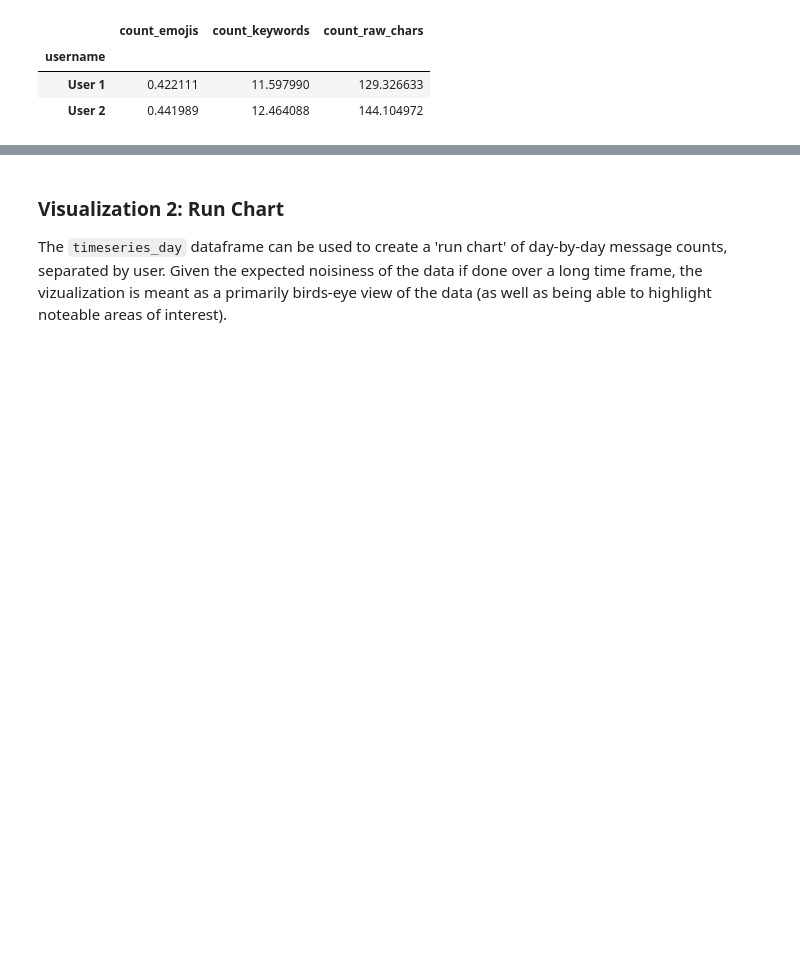
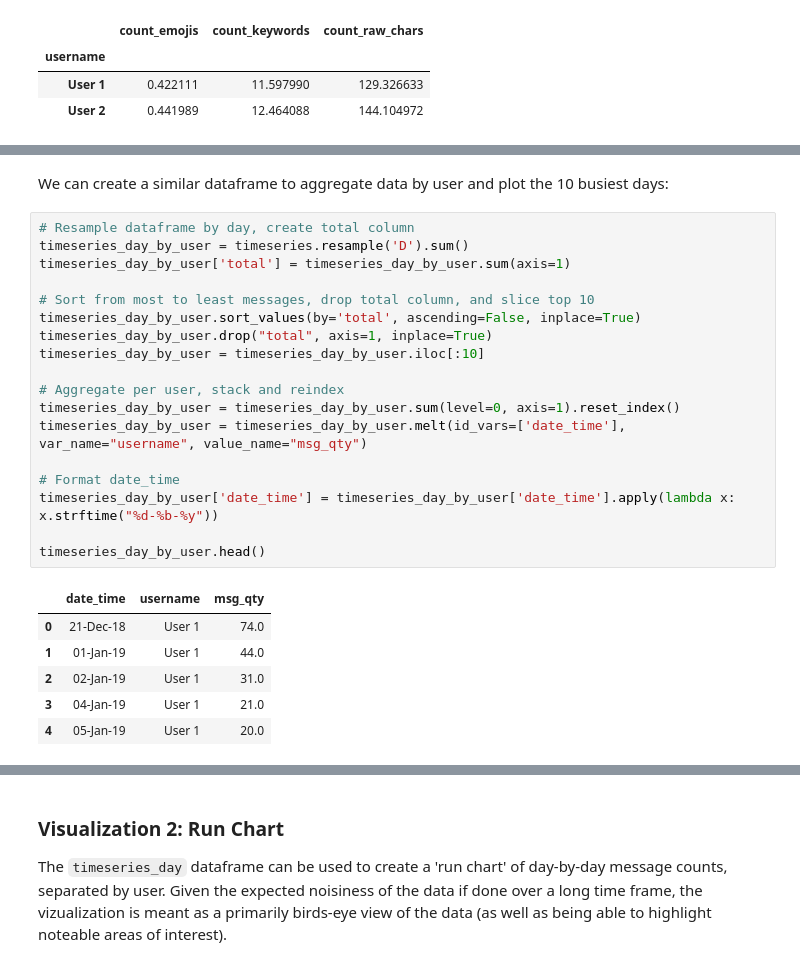
Before and after one commit to shenal-siri/WhatsApp-Chat-Viz, a Jupyter notebook: Chat-History-Prototyping.ipynb, the cells around one changed output, grey strips where cells are left out. Cells and saved outputs as stored; diff of their text form; blank space fills up the shorter version.

```diff
--- a/Chat-History-Prototyping.ipynb
+++ b/Chat-History-Prototyping.ipynb
@@ -686,0 +658,27 @@ messages.nlargest(3, 'count_emojis')
+# %% [markdown]
+We can create a similar dataframe to aggregate data by user and plot the 10 busiest days:
+# %%
+# Resample dataframe by day, create total column
+timeseries_day_by_user = timeseries.resample('D').sum()
+timeseries_day_by_user['total'] = timeseries_day_by_user.sum(axis=1)
+
+# Sort from most to least messages, drop total column, and slice top 10
+timeseries_day_by_user.sort_values(by='total', ascending=False, inplace=True)
+timeseries_day_by_user.drop("total", axis=1, inplace=True)
+timeseries_day_by_user = timeseries_day_by_user.iloc[:10]
+
+# Aggregate per user, stack and reindex
+timeseries_day_by_user = timeseries_day_by_user.sum(level=0, axis=1).reset_index()
+timeseries_day_by_user = timeseries_day_by_user.melt(id_vars=['date_time'], var_name="username", value_name="msg_qty")
+
+# Format date_time
+timeseries_day_by_user['date_time'] = timeseries_day_by_user['date_time'].apply(lambda x: x.strftime("%d-%b-%y"))
+
+timeseries_day_by_user.head()
+# %% [output]
+|  | date_time | username | msg_qty |
+| 0 | 21-Dec-18 | User 1 | 74.0 |
+| 1 | 01-Jan-19 | User 1 | 44.0 |
+| 2 | 02-Jan-19 | User 1 | 31.0 |
+| 3 | 04-Jan-19 | User 1 | 21.0 |
+| 4 | 05-Jan-19 | User 1 | 20.0 |
```
Also changed, not shown: parts of 17 cells of this notebook.
